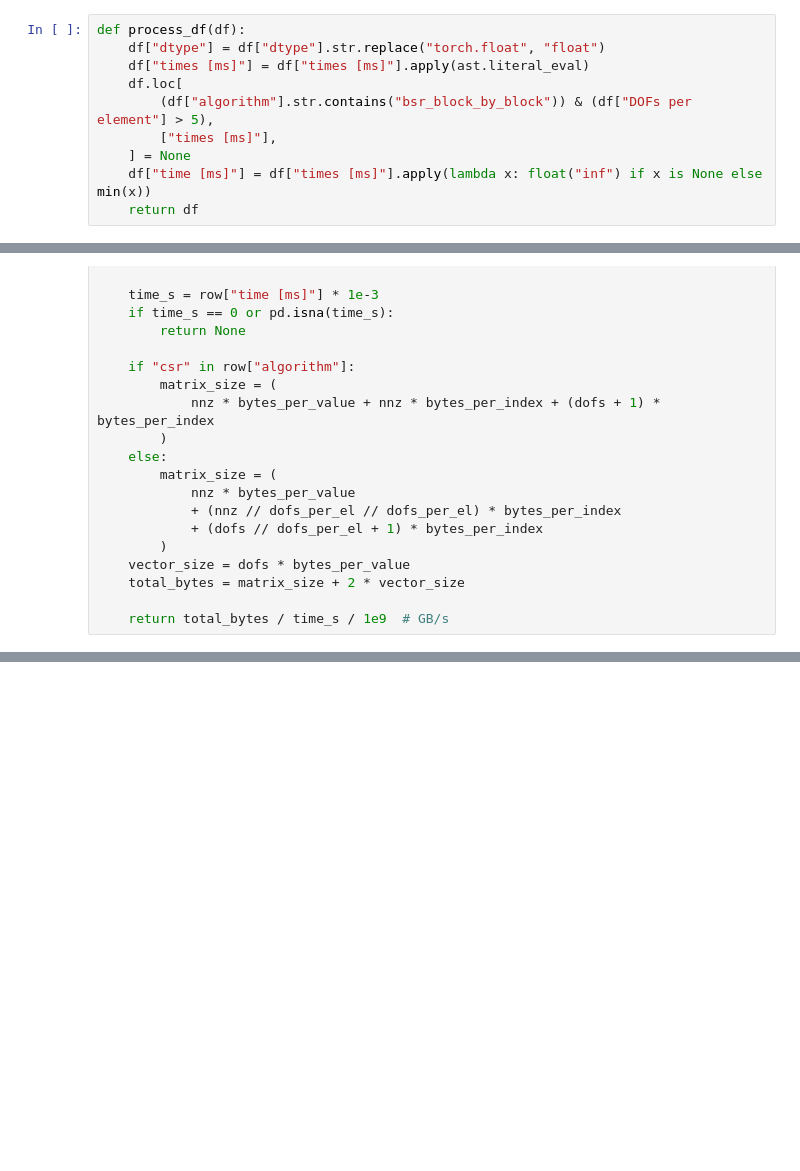
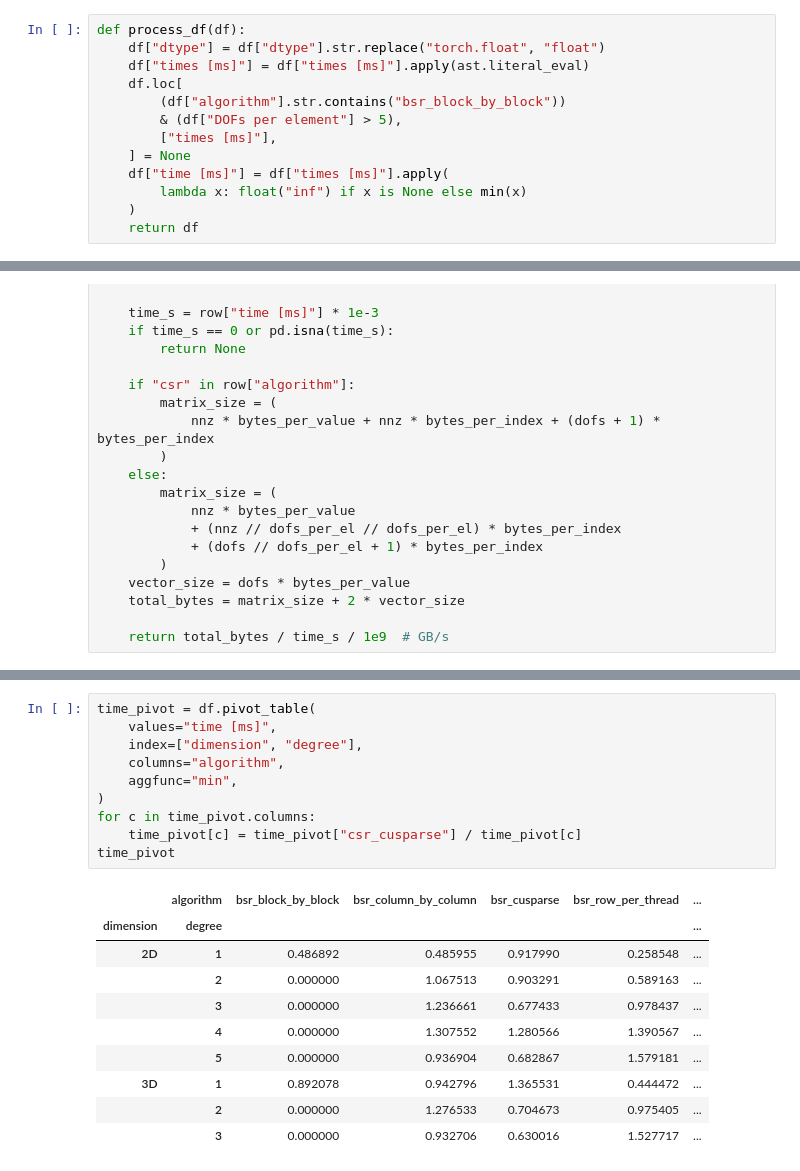
Before and after one commit to mgr0dzicki/dd-solvers, a Jupyter notebook: notebooks/bsrmv_tput.ipynb, the cells around one changed output, grey strips where cells are left out. Cells and saved outputs as stored; diff of their text form; blank space fills up the shorter version.

```diff
--- a/notebooks/bsrmv_tput.ipynb
+++ b/notebooks/bsrmv_tput.ipynb
@@ -7,10 +27,13 @@ def process_df(df):
     df["dtype"] = df["dtype"].str.replace("torch.float", "float")
     df["times [ms]"] = df["times [ms]"].apply(ast.literal_eval)
     df.loc[
-        (df["algorithm"].str.contains("bsr_block_by_block")) & (df["DOFs per element"] > 5),
+        (df["algorithm"].str.contains("bsr_block_by_block"))
+        & (df["DOFs per element"] > 5),
         ["times [ms]"],
     ] = None
-    df["time [ms]"] = df["times [ms]"].apply(lambda x: float("inf") if x is None else min(x))
+    df["time [ms]"] = df["times [ms]"].apply(
+        lambda x: float("inf") if x is None else min(x)
+    )
     return df
 # %%
 def memory_tput(row):
@@ -85,0 +133,21 @@ fig.legend(bbox_to_anchor=(0.9, 0.5), loc='center left')
+# %%
+time_pivot = df.pivot_table(
+    values="time [ms]",
+    index=["dimension", "degree"],
+    columns="algorithm",
+    aggfunc="min",
+)
+for c in time_pivot.columns:
+    time_pivot[c] = time_pivot["csr_cusparse"] / time_pivot[c]
+time_pivot
+# %% [output]
+|  | algorithm | bsr_block_by_block | bsr_column_by_column | bsr_cusparse | bsr_row_per_thread | ... |
+| dimension | degree |  |  |  |  | ... |
+| 2D | 1 | 0.486892 | 0.485955 | 0.917990 | 0.258548 | ... |
+|  | 2 | 0.000000 | 1.067513 | 0.903291 | 0.589163 | ... |
+|  | 3 | 0.000000 | 1.236661 | 0.677433 | 0.978437 | ... |
+|  | 4 | 0.000000 | 1.307552 | 1.280566 | 1.390567 | ... |
+|  | 5 | 0.000000 | 0.936904 | 0.682867 | 1.579181 | ... |
+| 3D | 1 | 0.892078 | 0.942796 | 1.365531 | 0.444472 | ... |
+|  | 2 | 0.000000 | 1.276533 | 0.704673 | 0.975405 | ... |
+|  | 3 | 0.000000 | 0.932706 | 0.630016 | 1.527717 | ... |
```
Also changed, not shown: parts of 6 cells of this notebook, 7 other files.
